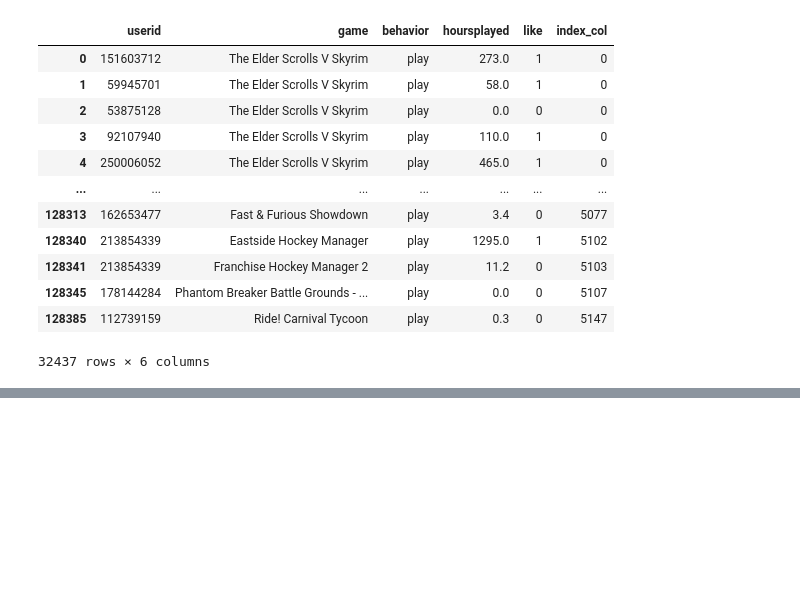
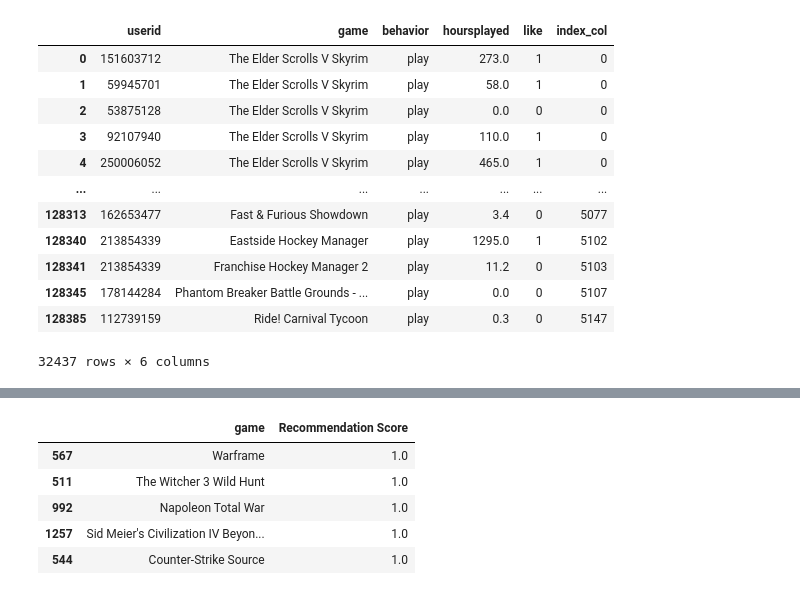
Before and after one commit to d212digital/MachineLearning-Python, a Jupyter notebook: Keele-University-MSc/FinalAssessment-CSC-40094.ipynb, the cells around one changed output, grey strips where cells are left out. Drawn from its saved outputs; the diff is of its cells as text; code cells hidden in the pictures; blank space fills up the shorter version.

```diff
--- a/Keele-University-MSc/FinalAssessment-CSC-40094.ipynb
+++ b/Keele-University-MSc/FinalAssessment-CSC-40094.ipynb
@@ -402,0 +469,13 @@ print(tf.__version__)
+# %%
+df_all = inputuser_games.merge(muser_df, how='left', indicator=True)
+unplayed_games = df_all[df_all['_merge']=='left_only']
+
+# Any Top 5 recommended games for input user which he haven't played
+unplayed_games.loc[:,['game','Recommendation Score']].sort_values(['Recommendation Score'], ascending=False).head(5)
+# %% [output]
+|  | game | Recommendation Score |
+| 567 | Warframe | 1.0 |
+| 511 | The Witcher 3 Wild Hunt | 1.0 |
+| 992 | Napoleon Total War | 1.0 |
+| 1257 | Sid Meier's Civilization IV Beyon... | 1.0 |
+| 544 | Counter-Strike Source | 1.0 |
```
Also changed, not shown: parts of 5 cells of this notebook.
